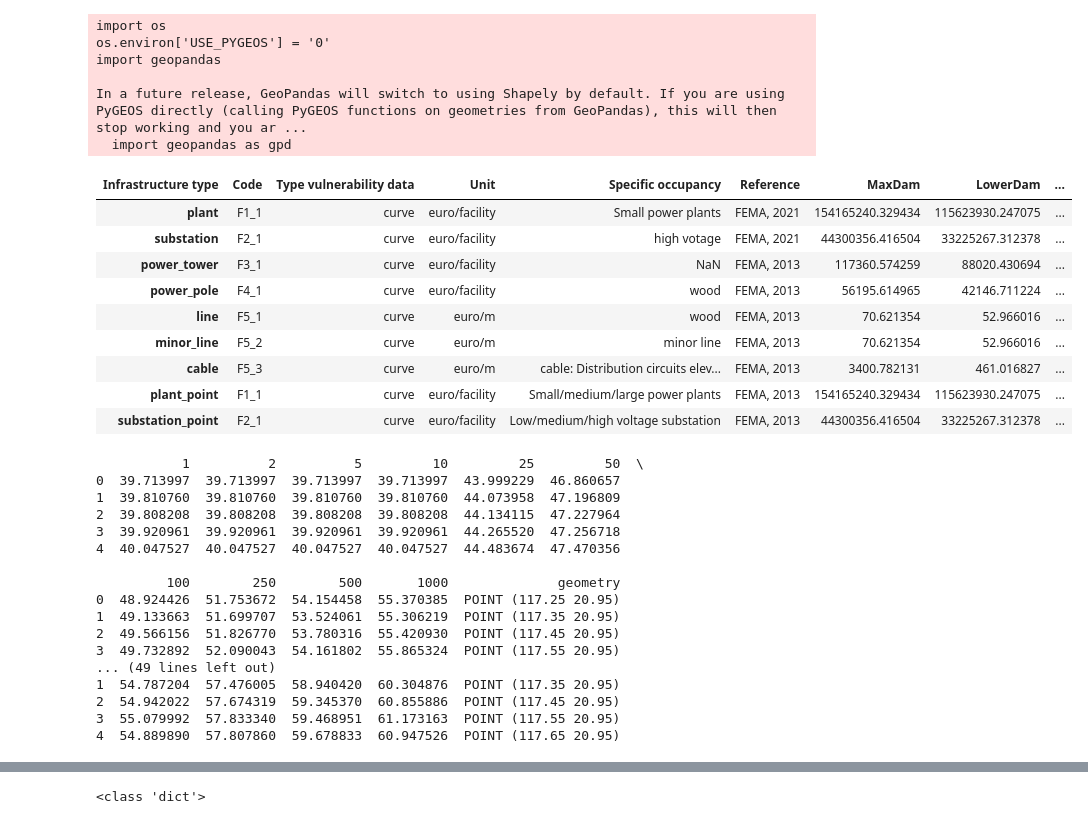
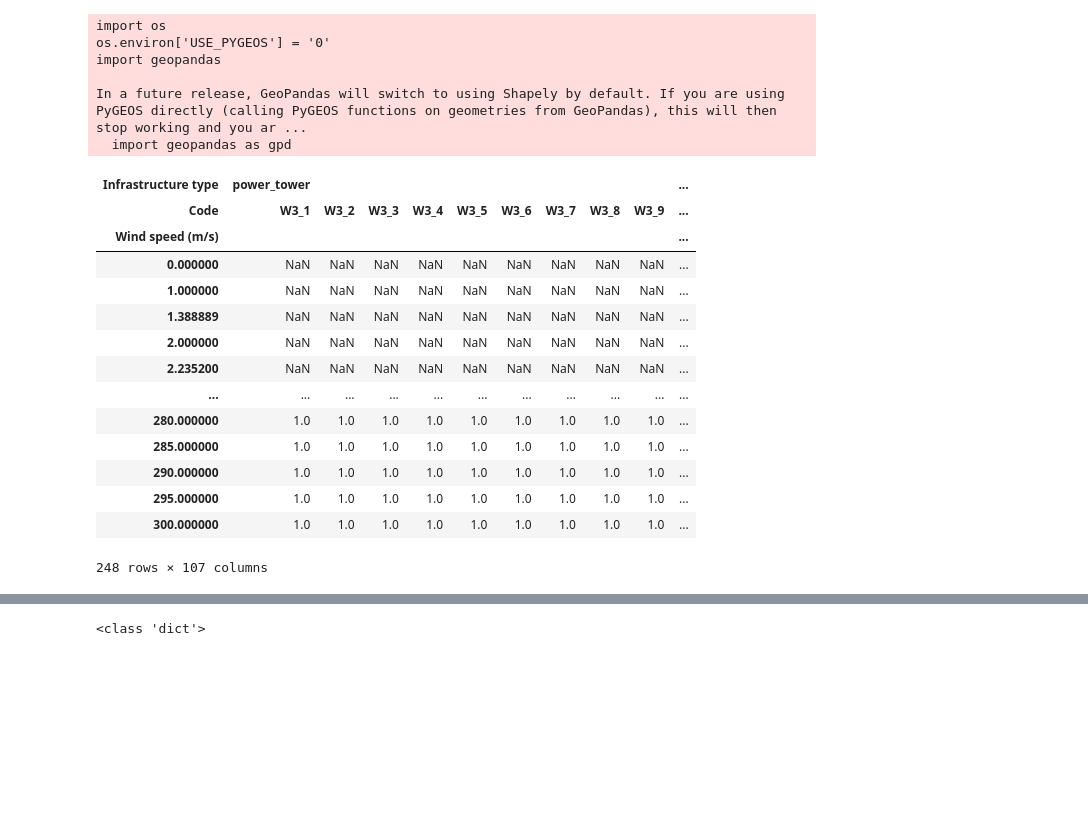
Before and after one commit to Mengqi-Ye/pg_risk_analysis, a Jupyter notebook: notebooks/Example_run.ipynb, the cells around one changed output, grey strips where cells are left out. Cells and saved outputs as stored; diff of their text form; code cells hidden in the pictures; blank space fills up the shorter version.

```diff
--- a/notebooks/Example_run.ipynb
+++ b/notebooks/Example_run.ipynb
@@ -453,18 +428,23 @@ def get_damage_per_asset_per_rp(asset,df_ds,assets,curves,maxdam,return_period,c
                                                           hazard_intensity,fragility_values.T[iter_]))*upperdam_asset[iter_])])
             return collect_all
 # %%
-load_curves_maxdam(vul_curve_path,'fl')[1]
+load_curves_maxdam(vul_curve_path,'tc')[0]
 # %% [output]
-| Infrastructure type | Code | Type vulnerability data | Unit | Specific occupancy | Reference | MaxDam | LowerDam | ... |
-| plant | F1_1 | curve | euro/facility | Small power plants | FEMA, 2021 | 154165240.329434 | 115623930.247075 | ... |
-| substation | F2_1 | curve | euro/facility | high votage | FEMA, 2021 | 44300356.416504 | 33225267.312378 | ... |
-| power_tower | F3_1 | curve | euro/facility | NaN | FEMA, 2013 | 117360.574259 | 88020.430694 | ... |
-| power_pole | F4_1 | curve | euro/facility | wood | FEMA, 2013 | 56195.614965 | 42146.711224 | ... |
-| line | F5_1 | curve | euro/m | wood | FEMA, 2013 | 70.621354 | 52.966016 | ... |
-| minor_line | F5_2 | curve | euro/m | minor line | FEMA, 2013 | 70.621354 | 52.966016 | ... |
-| cable | F5_3 | curve | euro/m | cable: Distribution circuits elev... | FEMA, 2013 | 3400.782131 | 461.016827 | ... |
-| plant_point | F1_1 | curve | euro/facility | Small/medium/large power plants | FEMA, 2013 | 154165240.329434 | 115623930.247075 | ... |
-| substation_point | F2_1 | curve | euro/facility | Low/medium/high voltage substation | FEMA, 2013 | 44300356.416504 | 33225267.312378 | ... |
+| Infrastructure type | power_tower |  |  |  |  |  |  |  |  | ... |
+| Code | W3_1 | W3_2 | W3_3 | W3_4 | W3_5 | W3_6 | W3_7 | W3_8 | W3_9 | ... |
+| Wind speed (m/s) |  |  |  |  |  |  |  |  |  | ... |
+| 0.000000 | NaN | NaN | NaN | NaN | NaN | NaN | NaN | NaN | NaN | ... |
+| 1.000000 | NaN | NaN | NaN | NaN | NaN | NaN | NaN | NaN | NaN | ... |
+| 1.388889 | NaN | NaN | NaN | NaN | NaN | NaN | NaN | NaN | NaN | ... |
+| 2.000000 | NaN | NaN | NaN | NaN | NaN | NaN | NaN | NaN | NaN | ... |
+| 2.235200 | NaN | NaN | NaN | NaN | NaN | NaN | NaN | NaN | NaN | ... |
+| ... | ... | ... | ... | ... | ... | ... | ... | ... | ... | ... |
+| 280.000000 | 1.0 | 1.0 | 1.0 | 1.0 | 1.0 | 1.0 | 1.0 | 1.0 | 1.0 | ... |
+| 285.000000 | 1.0 | 1.0 | 1.0 | 1.0 | 1.0 | 1.0 | 1.0 | 1.0 | 1.0 | ... |
+| 290.000000 | 1.0 | 1.0 | 1.0 | 1.0 | 1.0 | 1.0 | 1.0 | 1.0 | 1.0 | ... |
+| 295.000000 | 1.0 | 1.0 | 1.0 | 1.0 | 1.0 | 1.0 | 1.0 | 1.0 | 1.0 | ... |
+| 300.000000 | 1.0 | 1.0 | 1.0 | 1.0 | 1.0 | 1.0 | 1.0 | 1.0 | 1.0 | ... |
+248 rows × 107 columns
 # %%
 def open_storm_data(country_code):
     # list of available climate models
@@ -569,25 +552,7 @@ def load_storm_data(climate_model,basin,bbox):
 
     return df_ds
 # %%
-twn_wind=open_storm_data('TWN')
+brn_wind=open_storm_data('BRN')
 #print(type(twn_wind))
-# %% [output]
-           1          2          5         10         25         50  \
-0  39.713997  39.713997  39.713997  39.713997  43.999229  46.860657
-1  39.810760  39.810760  39.810760  39.810760  44.073958  47.196809
-2  39.808208  39.808208  39.808208  39.808208  44.134115  47.227964
-3  39.920961  39.920961  39.920961  39.920961  44.265520  47.256718
-4  40.047527  40.047527  40.047527  40.047527  44.483674  47.470356
-
-         100        250        500       1000              geometry
-0  48.924426  51.753672  54.154458  55.370385  POINT (117.25 20.95)
-1  49.133663  51.699707  53.524061  55.306219  POINT (117.35 20.95)
-2  49.566156  51.826770  53.780316  55.420930  POINT (117.45 20.95)
-3  49.732892  52.090043  54.161802  55.865324  POINT (117.55 20.95)
-... (49 lines left out)
-1  54.787204  57.476005  58.940420  60.304876  POINT (117.35 20.95)
-2  54.942022  57.674319  59.345370  60.855886  POINT (117.45 20.95)
-3  55.079992  57.833340  59.468951  61.173163  POINT (117.55 20.95)
-4  54.889890  57.807860  59.678833  60.947526  POINT (117.65 20.95)
 # %%
 %%time
```
Also changed, not shown: parts of 50 cells of this notebook, 43 other files.
